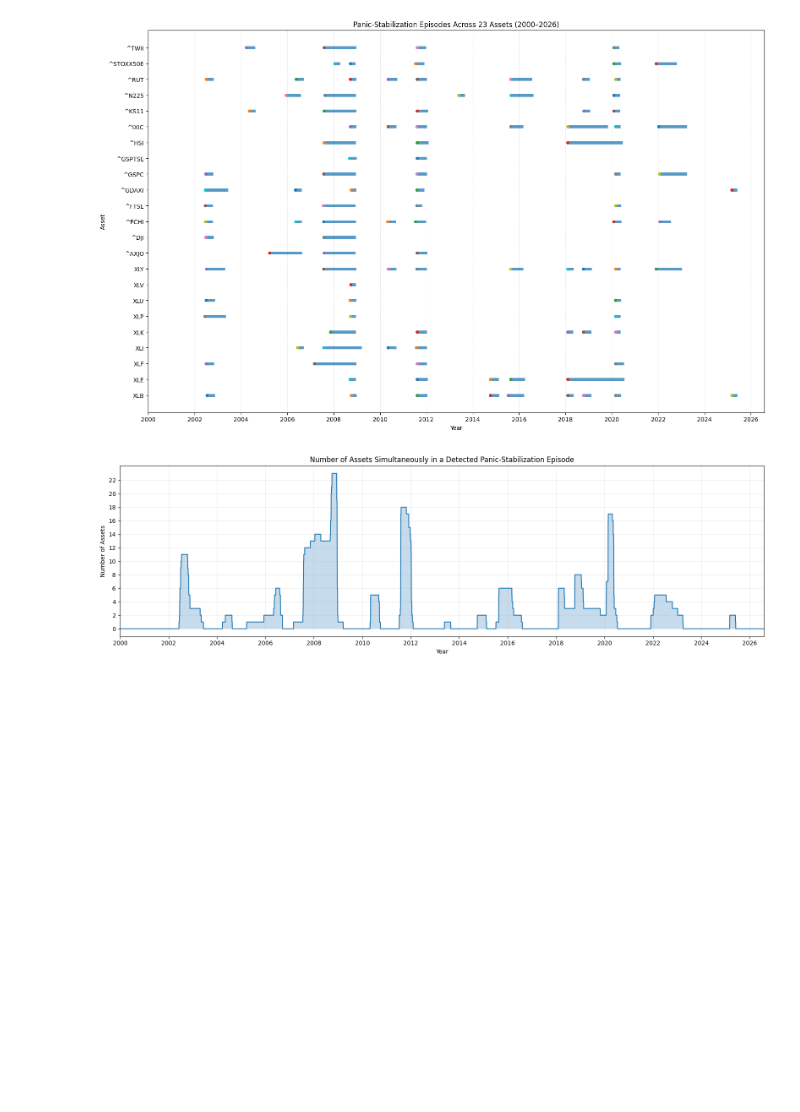
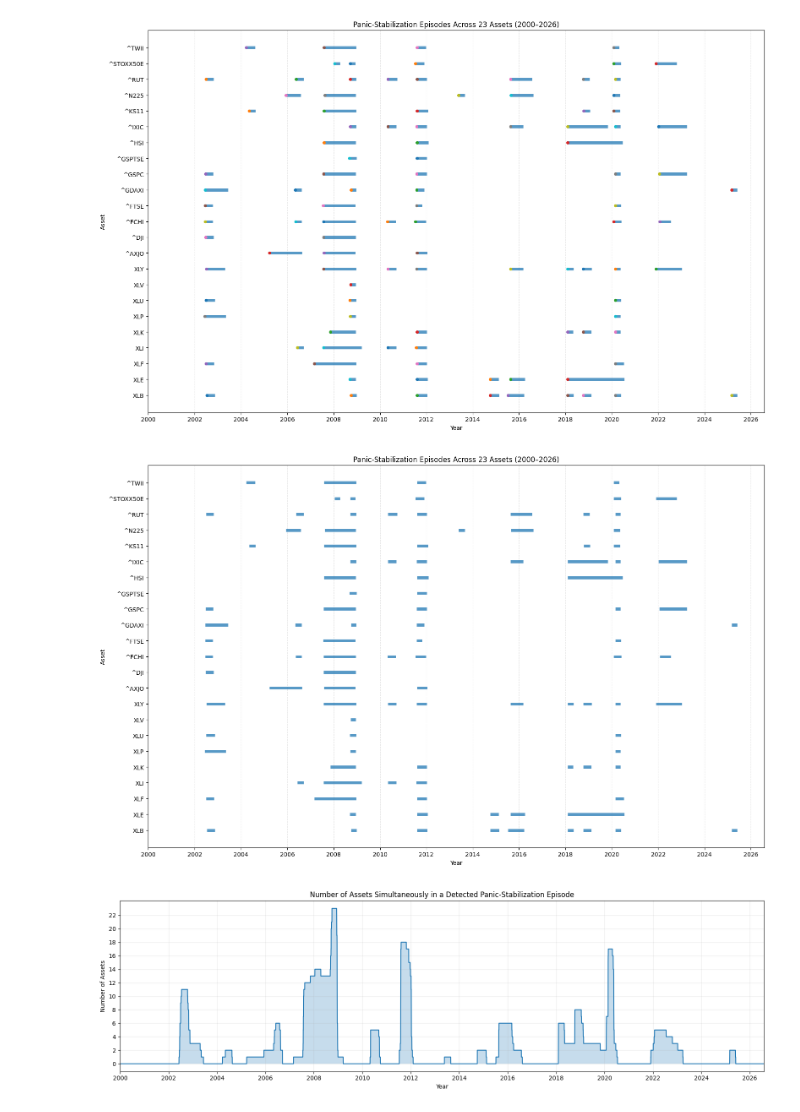
Before and after one commit to fleurclochette/Scientific-Project-SS26-Group-8, a Jupyter notebook: notebooks/03g_multi_assets_EGARCH_breakpoints.ipynb, the cells around one changed output. Saved outputs shown, nothing was run; the diff lists cells and outputs as text; code cells hidden in the pictures; blank space fills up the shorter version.

Commit message:
Added plot/figures for the paper

```diff
--- a/notebooks/03g_multi_assets_EGARCH_breakpoints.ipynb
+++ b/notebooks/03g_multi_assets_EGARCH_breakpoints.ipynb
@@ -1420,6 +1390,79 @@ plt.tight_layout()
 plt.show()
 # %% [output]
 [figure]
+# %%
+# Visualize panic-stabilization episodes across the full sample period
+
+import matplotlib.dates as mdates
+
+episodes_plot = final_episodes.copy()
+
+episodes_plot["PanicStart"] = pd.to_datetime(
+    episodes_plot["PanicStart"]
+)
+
+episodes_plot["StabilizationDate"] = pd.to_datetime(
+    episodes_plot["StabilizationDate"]
+)
+
+# Keep asset ordering consistent
+asset_order = sorted(assets)
+asset_positions = {
+    asset: i for i, asset in enumerate(asset_order)
+}
+
+fig, ax = plt.subplots(figsize=(16, 10))
+
+# Draw each panic-stabilization episode
+for _, episode in episodes_plot.iterrows():
+
+    y = asset_positions[episode["Asset"]]
+
+    # Line represents the duration from panic onset to stabilization
+    ax.hlines(
+        y=y,
+        xmin=episode["PanicStart"],
+        xmax=episode["StabilizationDate"],
+        linewidth=5,
+        alpha=0.75
+    )
+
+# Y-axis
+ax.set_yticks(range(len(asset_order)))
+ax.set_yticklabels(asset_order)
+
+# Full research period
+ax.set_xlim(
+    pd.Timestamp("2000-01-01"),
+    pd.Timestamp("2026-07-31")
+)
+
+# Major ticks every two years
+ax.xaxis.set_major_locator(
+    mdates.YearLocator(2)
+)
+
+ax.xaxis.set_major_formatter(
+    mdates.DateFormatter("%Y")
+)
+
+ax.set_title(
+    "Panic-Stabilization Episodes Across 23 Assets (2000–2026)"
+)
+
+ax.set_xlabel("Year")
+ax.set_ylabel("Asset")
+
+ax.grid(
+    axis="x",
+    linestyle="--",
+    alpha=0.3
+)
+
+plt.tight_layout()
+plt.show()
+# %% [output]
+[figure, added]
 # %%
 # Count the number of assets simultaneously in a detected
 # panic-stabilization episode through time
```
Also changed, not shown: parts of 6 cells of this notebook.
